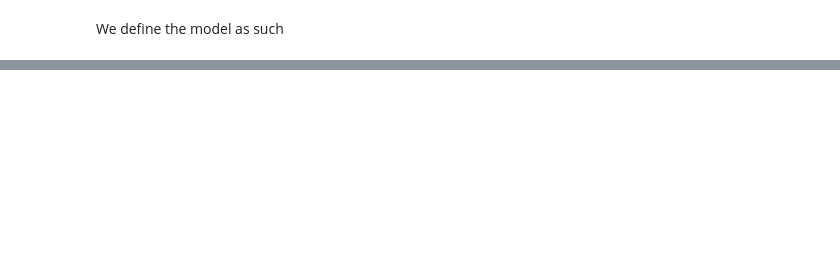
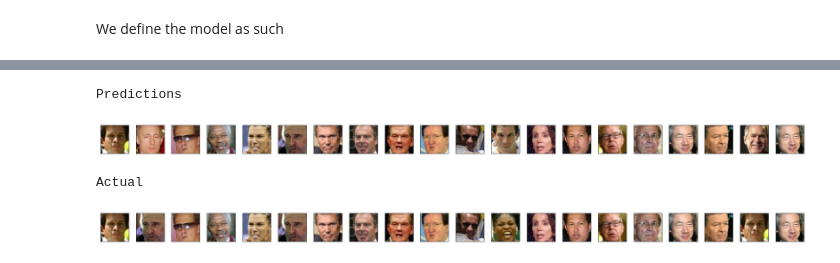
Before and after one commit to srowhani/comp4107-project, a Jupyter notebook: lfw-cnn-48net-gd-optimizer.ipynb, the cells around one changed output, grey strips where cells are left out. Cells and saved outputs as stored; diff of their text form; code cells hidden in the pictures; blank space fills up the shorter version.

```diff
--- a/lfw-cnn-48net-gd-optimizer.ipynb
+++ b/lfw-cnn-48net-gd-optimizer.ipynb
@@ -199,0 +208,29 @@ WARNING:tensorflow:Skipping summary for global_step, must be a float or np.float
+# %%
+import warnings
+
+warnings.filterwarnings("ignore", category=DeprecationWarning)
+
+plt.figure(figsize=(24, 24))
+print('Predictions')
+for index, item in enumerate(to_render[:20]):
+    d = plt.subplot(1, 20, index + 1)
+    d.set_xticks([])
+    d.set_yticks([])
+    plt.imshow(toimage(X_test[item['predicted']]))
+    plt.tight_layout()
+plt.show()
+
+plt.figure(figsize=(24, 24))
+print("Actual")
+for index, item in enumerate(to_render[:20]):
+    d = plt.subplot(1, 20, index + 1)
+    d.set_xticks([])
+    d.set_yticks([])
+    plt.imshow(toimage(X_test[item['actual']]))
+    plt.tight_layout()
+plt.show()
+# %% [output]
+Predictions
+[figure, added]
+Actual
+[figure, added]
```
Also changed, not shown: parts of 4 cells of this notebook.
